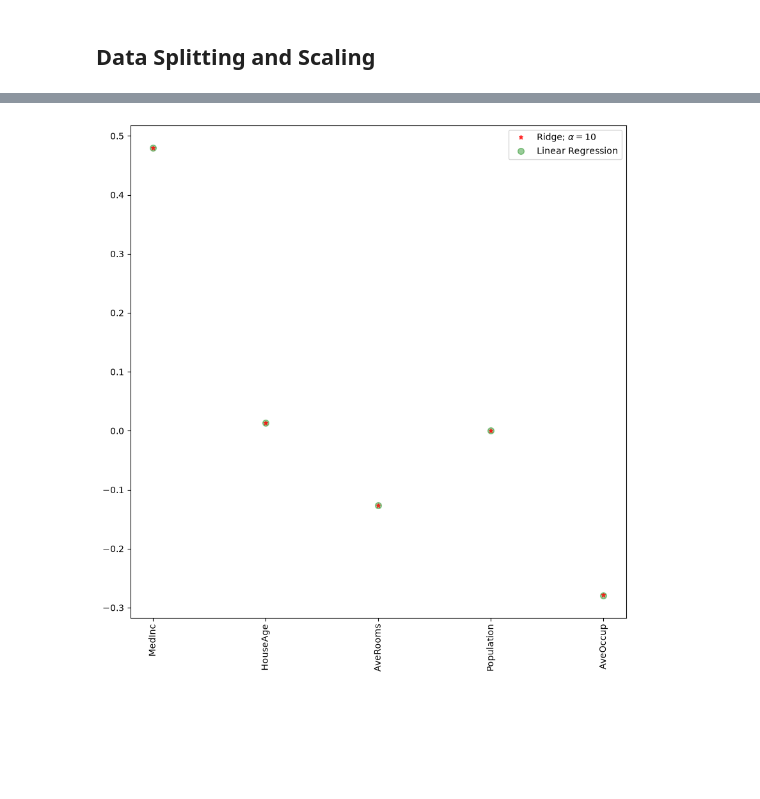
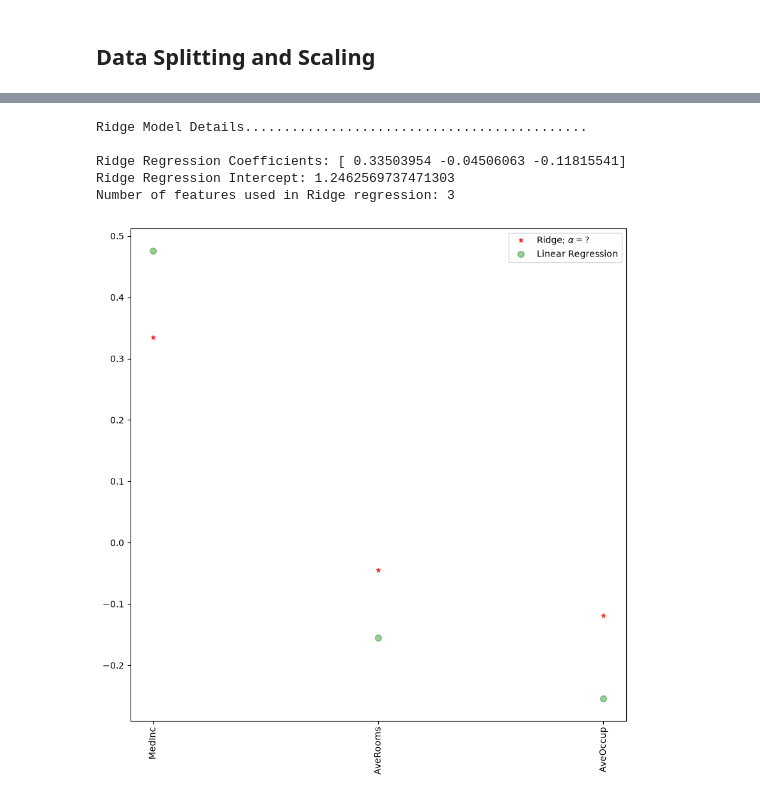
Before and after one commit to benandrews-dev/CD704-ML, a Jupyter notebook: lasso_and_ridge_regression/lasso_and_ridge_regression.ipynb, the cells around one changed output, grey strips where cells are left out. Cells and saved outputs as stored; diff of their text form; code cells hidden in the pictures; blank space fills up the shorter version.

Commit message:
More work on lasso and ridge regression.

```diff
--- a/lasso_and_ridge_regression/lasso_and_ridge_regression.ipynb
+++ b/lasso_and_ridge_regression/lasso_and_ridge_regression.ipynb
@@ -78,8 +78,8 @@ if trimming_outliers:
 columns_to_drop = [
     "Latitude",
     "Longitude",
-    #"HouseAge",
-    #"Population",
+    "HouseAge",
+    "Population",
     #"AveBedrms"
 ]
 
@@ -147,17 +150,17 @@ The dimension of X_test is (3691, 5)
 # %%
 from sklearn.linear_model import LinearRegression, Ridge
+
+model_data = split_data(data)
+X_train = model_data["X_train"]
+X_test = model_data["X_test"]
+y_train = model_data["y_train"]
+y_test = model_data["y_test"]
 
 #Model
 lr = LinearRegression()
 
 #Fit model
 lr.fit(X_train, y_train)
-
-#predict
-#prediction = lr.predict(X_test)
-
-#actual
-actual = y_test
 
 train_score_lr = lr.score(X_train, y_train)
 test_score_lr = lr.score(X_test, y_test)
@@ -188,0 +192,9 @@ The test score for ridge model is 0.524017971463128
+# %%
+# Run the Ridge regression with different alpha values to see how it affects the model's performance.
+for i in range(-5, 5):
+    alpha = 10 ** i
+    ridgeReg = Ridge(alpha=alpha)
+    ridgeReg.fit(X_train, y_train)
+    train_score_ridge = ridgeReg.score(X_train, y_train)
+    test_score_ridge = ridgeReg.score(X_test, y_test)
+    print(f"Alpha: {alpha:.2e}, Train Score: {train_score_ridge:.4f}, Test Score: {test_score_ridge:.4f}")
@@ -189,13 +212,29 @@ The test score for ridge model is 0.524017971463128
+# %%
+# Print the details of ridgeReg
+print("\nRidge Model Details............................................\n")
+print(f"Ridge Regression Coefficients: {ridgeReg.coef_}")
+print(f"Ridge Regression Intercept: {ridgeReg.intercept_}")
+
+# Print the number of features used in the Ridge regression model
+num_features = len(ridgeReg.coef_)
+print(f"Number of features used in Ridge regression: {num_features}")
+# %% [output]
+Ridge Model Details............................................
+
+Ridge Regression Coefficients: [ 0.33503954 -0.04506063 -0.11815541]
+Ridge Regression Intercept: 1.2462569737471303
+Number of features used in Ridge regression: 3
 # %%
 plt.figure(figsize = (10, 10))
-plt.plot(features,ridgeReg.coef_,alpha=0.7,linestyle='none',marker='*',markersize=5,color='red',label=r'Ridge; $\alpha = 10$',zorder=7)
+features = data.columns[0:-1]
+plt.plot(features,ridgeReg.coef_,alpha=0.7,linestyle='none',marker='*',markersize=5,color='red',label=r'Ridge; $\alpha = ?$',zorder=7)
 #plt.plot(rr100.coef_,alpha=0.5,linestyle='none',marker='d',markersize=6,color='blue',label=r'Ridge; $\alpha = 100$')
 plt.plot(features,lr.coef_,alpha=0.4,linestyle='none',marker='o',markersize=7,color='green',label='Linear Regression')
 plt.xticks(rotation = 90)
 plt.legend()
 plt.show()
 # %% [output]
-[figure, old version]
+[figure, new version]
 # %%
 #Lasso regression model
 from sklearn.linear_model import Lasso
```
Also changed, not shown: parts of 11 cells of this notebook.
